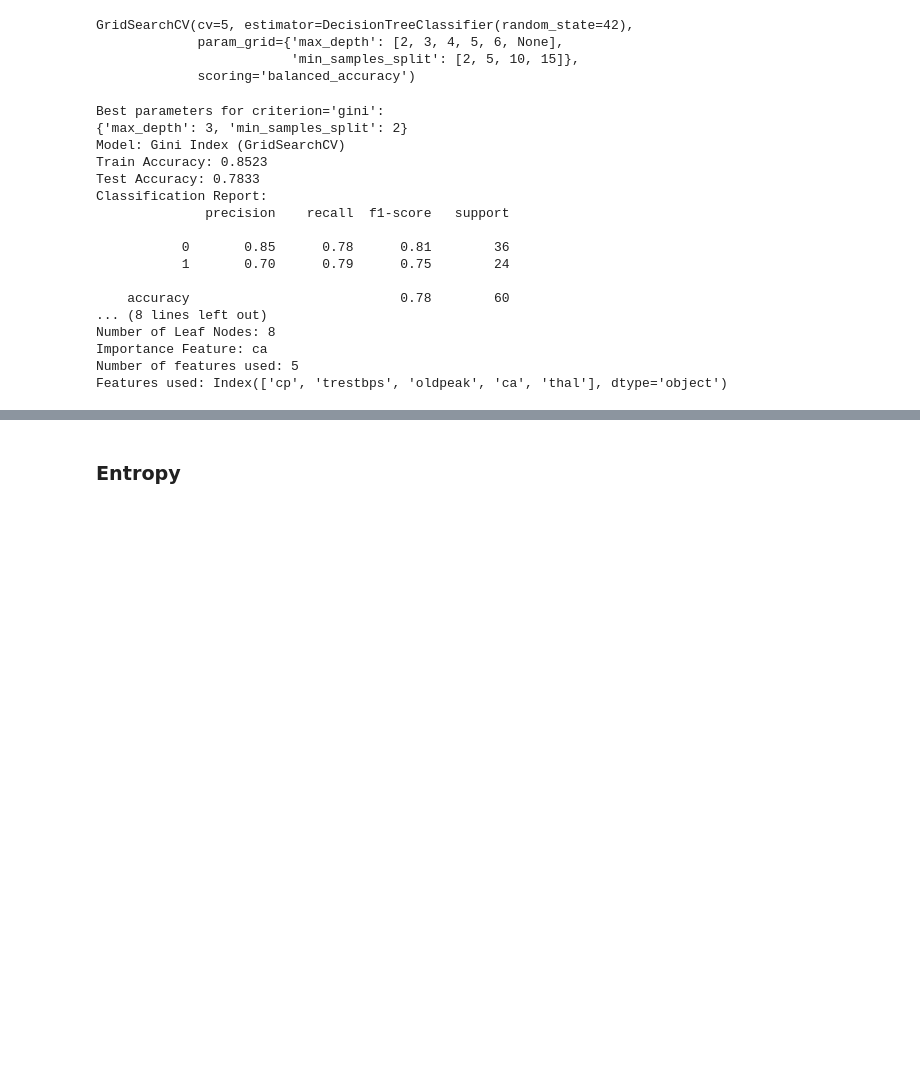
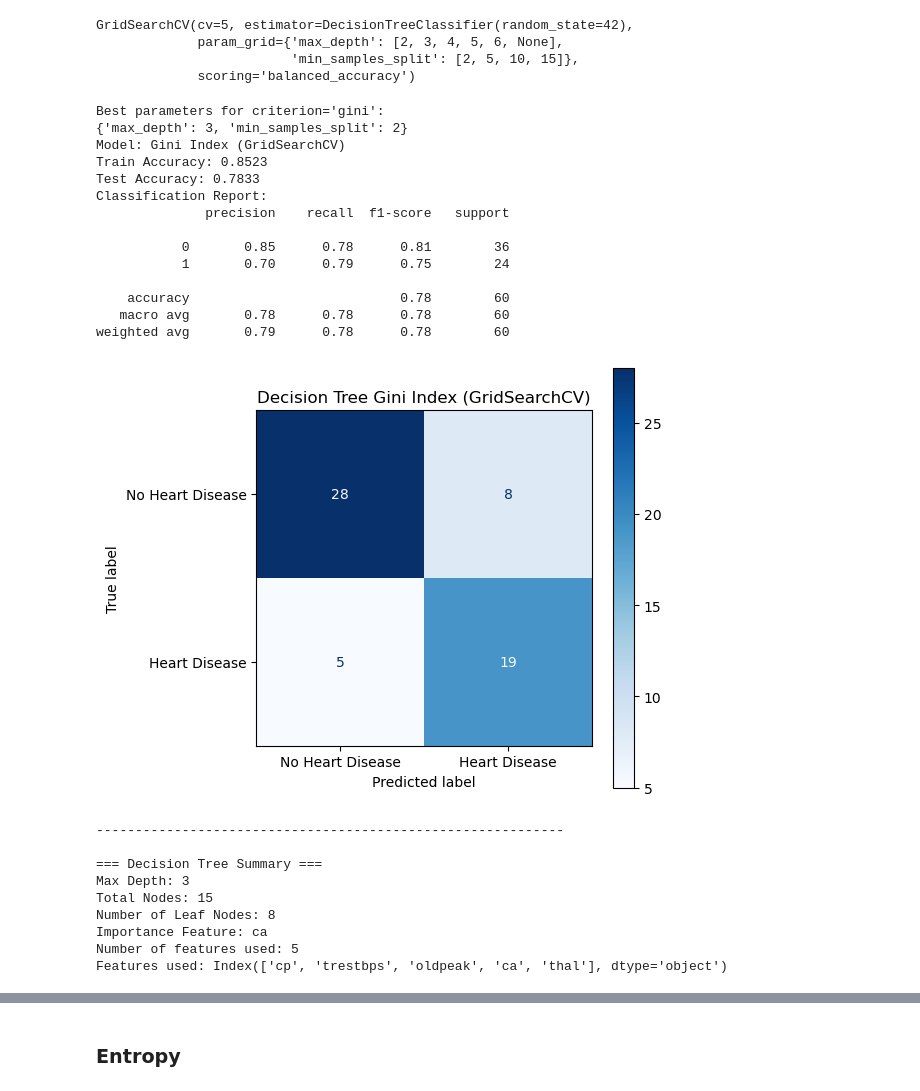
Before and after one commit to virakden/decision-tree-ranfor, a Jupyter notebook: decision-tree.ipynb, the cells around one changed output, grey strips where cells are left out. Saved outputs shown, nothing was run; the diff lists cells and outputs as text; code cells hidden in the pictures; blank space fills up the shorter version.

```diff
--- a/decision-tree.ipynb
+++ b/decision-tree.ipynb
@@ -346,30 +375,37 @@ GridSearchCV(cv=5, estimator=DecisionTreeClassifier(random_state=42),
 # %%
 print("Best parameters for criterion='gini':")
 print(grid_search_gini.best_params_)
 
 # Evaluate the best model on test set
 
-evaluate(grid_search_gini.best_estimator_, "Gini Index (GridSearchCV)", X_test, y_test)
+evaluate(grid_search_gini.best_estimator_, "Gini Index (GridSearchCV)", X_test, y_test, "Decision Tree Gini Index (GridSearchCV)")
 tree_summary(grid_search_gini.best_estimator_, "dt_gini_search")
 visualizeModel(grid_search_gini.best_estimator_, "dt_gini_search")
 # %% [output]
 Best parameters for criterion='gini':
 {'max_depth': 3, 'min_samples_split': 2}
 Model: Gini Index (GridSearchCV)
 Train Accuracy: 0.8523
 Test Accuracy: 0.7833
 Classification Report:
               precision    recall  f1-score   support
 
            0       0.85      0.78      0.81        36
            1       0.70      0.79      0.75        24
 
     accuracy                           0.78        60
-... (8 lines left out)
-Number of Leaf Nodes: 8
-Importance Feature: ca
-Number of features used: 5
-Features used: Index(['cp', 'trestbps', 'oldpeak', 'ca', 'thal'], dtype='object')
+   macro avg       0.78      0.78      0.78        60
+weighted avg       0.79      0.78      0.78        60
+[figure, added]
+------------------------------------------------------------
+
+=== Decision Tree Summary ===
+Max Depth: 3
+Total Nodes: 15
+Number of Leaf Nodes: 8
+Importance Feature: ca
+Number of features used: 5
+Features used: Index(['cp', 'trestbps', 'oldpeak', 'ca', 'thal'], dtype='object')
 [drawing not drawn]
 # %% [markdown]
 ### Entropy
```
Also changed, not shown: parts of 11 cells of this notebook, 8 other files.
